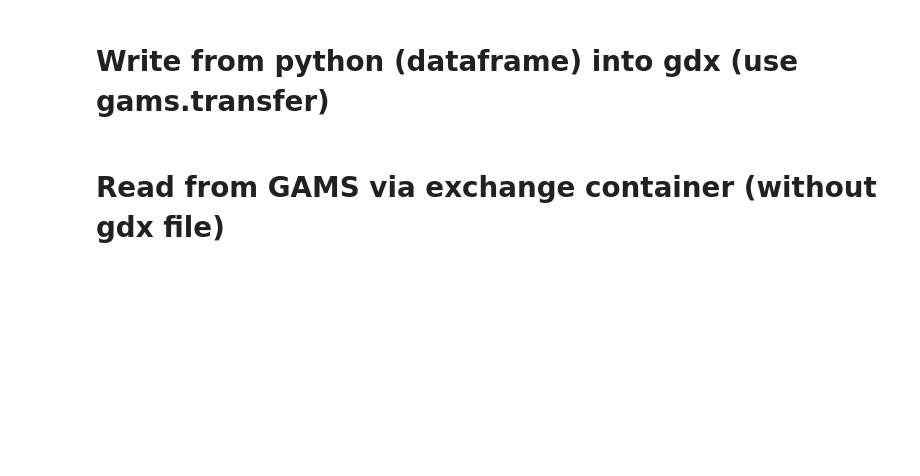
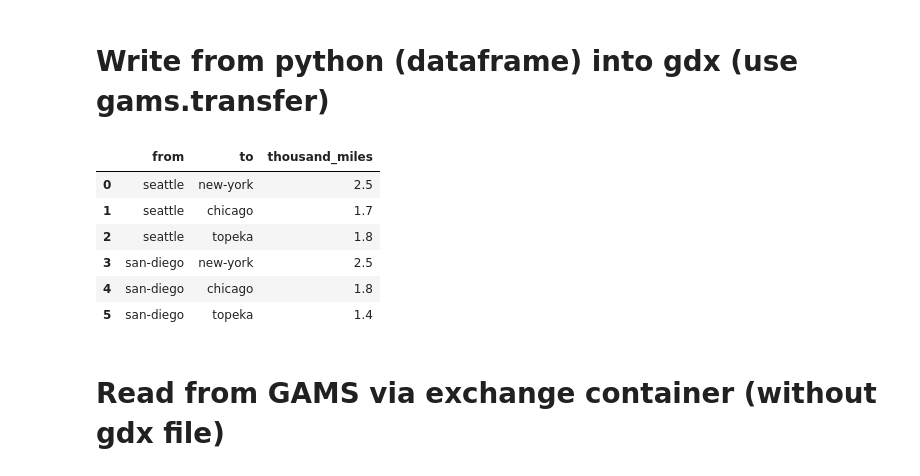
Before and after one commit to tynernies1/isye524, a Jupyter notebook: notebooks/16gdx.ipynb, the cells around one changed output. Saved outputs shown, nothing was run; the diff lists cells and outputs as text; code cells hidden in the pictures; blank space fills up the shorter version.

```diff
--- a/notebooks/16gdx.ipynb
+++ b/notebooks/16gdx.ipynb
@@ -261,23 +263,32 @@ gdx.write('trnsport_output_alt.gdx', compress=False)
 # %%
 import pandas as pd
 
 dist = pd.DataFrame(
     [
         ("seattle", "new-york", 2.5),
         ("seattle", "chicago", 1.7),
         ("seattle", "topeka", 1.8),
         ("san-diego", "new-york", 2.5),
         ("san-diego", "chicago", 1.8),
         ("san-diego", "topeka", 1.4),
     ],
     columns=["from", "to", "thousand_miles"],
 )
-d = gdx.addParameter('d', domain=['i', 'j'], records = dist,
-    description='transport in thousands of miles');
+dist
+# d = gdx.addParameter('d', domain=['i', 'j'], records = dist,
+#     description='transport in thousands of miles');
 
 # c.setRecords(dist)
 
-gdx.write('trnsport_output_df.gdx', compress=False)
+# gdx.write('trnsport_output_df.gdx', compress=False)
+# %% [output]
+|  | from | to | thousand_miles |
+| 0 | seattle | new-york | 2.5 |
+| 1 | seattle | chicago | 1.7 |
+| 2 | seattle | topeka | 1.8 |
+| 3 | san-diego | new-york | 2.5 |
+| 4 | san-diego | chicago | 1.8 |
+| 5 | san-diego | topeka | 1.4 |
 # %% [markdown]
 # Read from GAMS via exchange container (without gdx file)
 # %%
```
Also changed, not shown: parts of 1 cell of this notebook, 8 other files.
